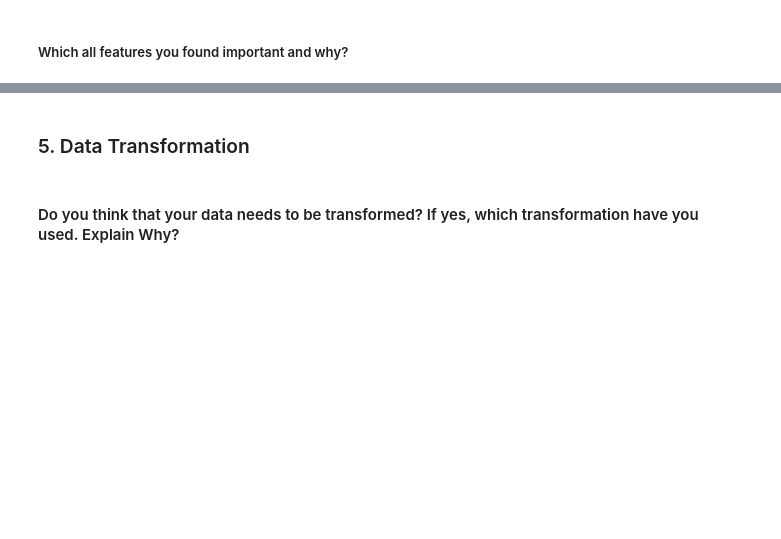
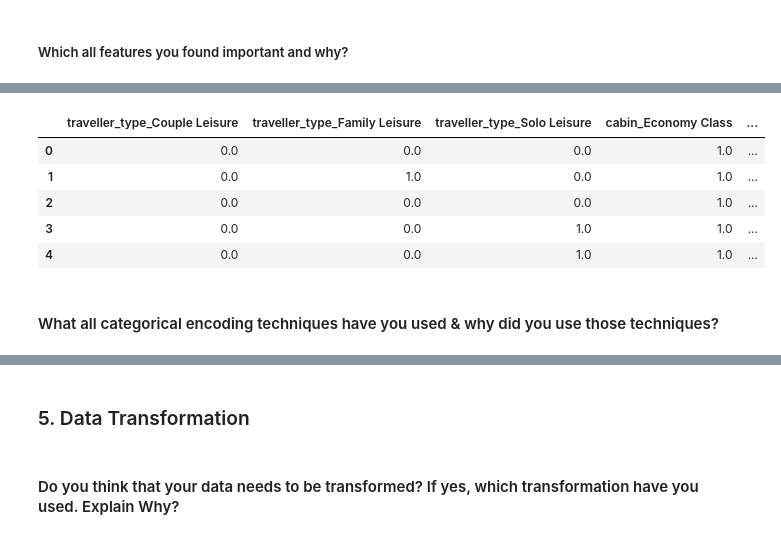
Before and after one commit to rashmi0852/Airline_Passenger_Refferal_Prediction, a Jupyter notebook: Airline_Referal.ipynb, the cells around one changed output, grey strips where cells are left out. Saved outputs shown, nothing was run; the diff lists cells and outputs as text; code cells hidden in the pictures; blank space fills up the shorter version.

```diff
--- a/Airline_Referal.ipynb
+++ b/Airline_Referal.ipynb
@@ -1543,0 +1655,3 @@ Answer Here.
+# %%
+#independet variables
+X=airline_data.drop("recommended",axis=1)
@@ -1543,0 +1682,21 @@ Answer Here.
+# %%
+#Encode independent variables
+
+# Create a ColumnTransformer for OneHotEncoder
+column_transformer = ColumnTransformer(
+    transformers=[
+        ('onehot', OneHotEncoder(drop='first'), ['traveller_type', 'cabin'])
+    ],
+    remainder='passthrough'
+)
+
+# Apply the transformation to the DataFrame
+encoded_data = column_transformer.fit_transform(X)
+
+# Get the one-hot encoded feature names
+one_hot_encoded_columns = (column_transformer.named_transformers_['onehot']
+                           .get_feature_names_out(input_features=['traveller_type', 'cabin']))
+
+# Combine the one-hot encoded features with X columns
+X = pd.DataFrame(encoded_data, columns=list(one_hot_encoded_columns)
+                           + X.columns[len(['traveller_type', 'cabin']):].tolist())
@@ -1543,0 +1712,11 @@ Answer Here.
+# %%
+X.head()
+# %% [output]
+|  | traveller_type_Couple Leisure | traveller_type_Family Leisure | traveller_type_Solo Leisure | cabin_Economy Class | ... |
+| 0 | 0.0 | 0.0 | 0.0 | 1.0 | ... |
+| 1 | 0.0 | 1.0 | 0.0 | 1.0 | ... |
+| 2 | 0.0 | 0.0 | 0.0 | 1.0 | ... |
+| 3 | 0.0 | 0.0 | 1.0 | 1.0 | ... |
+| 4 | 0.0 | 0.0 | 1.0 | 1.0 | ... |
+# %% [markdown]
+#### What all categorical encoding techniques have you used & why did you use those techniques?
```
Also changed, not shown: parts of 101 cells of this notebook.
